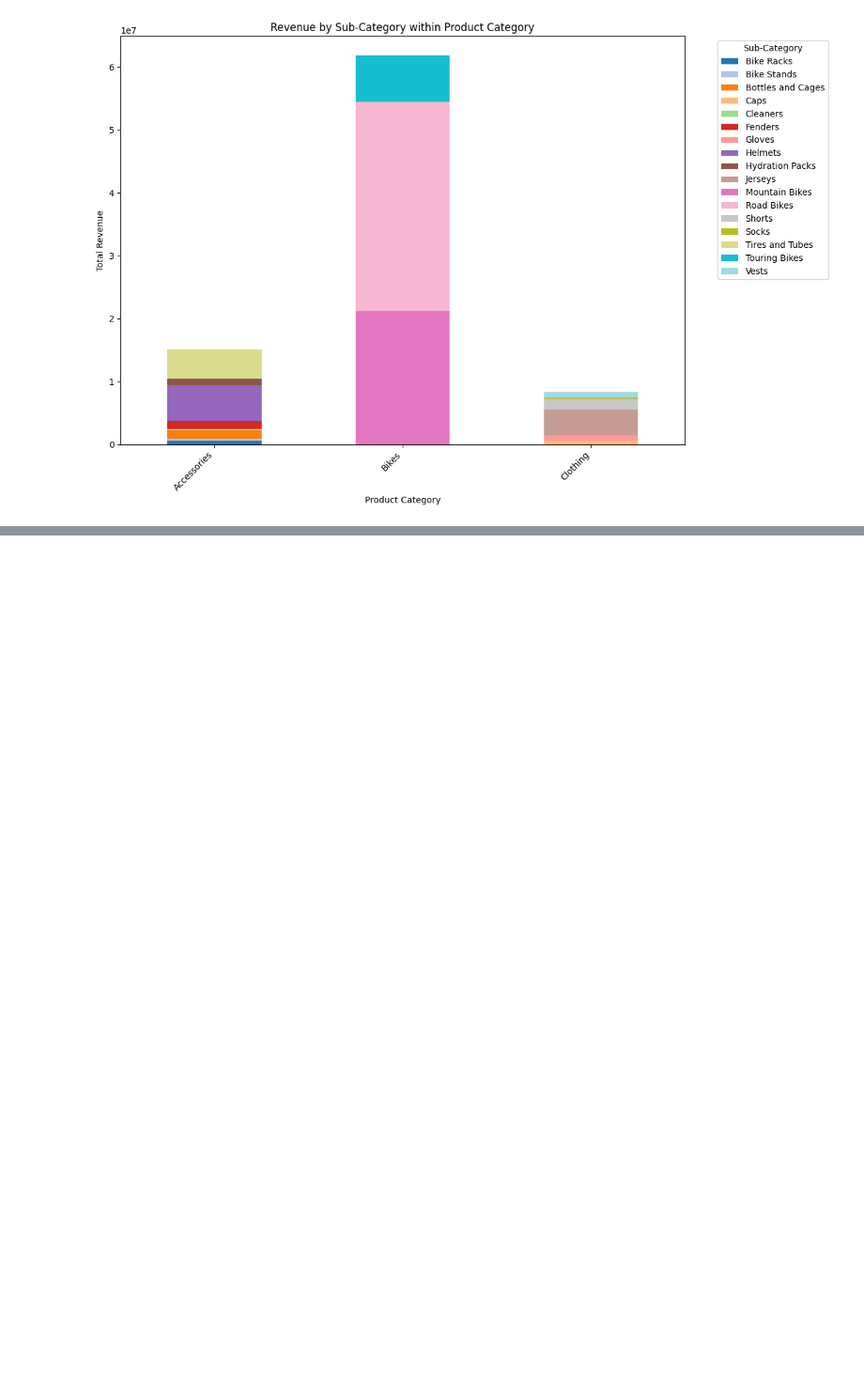
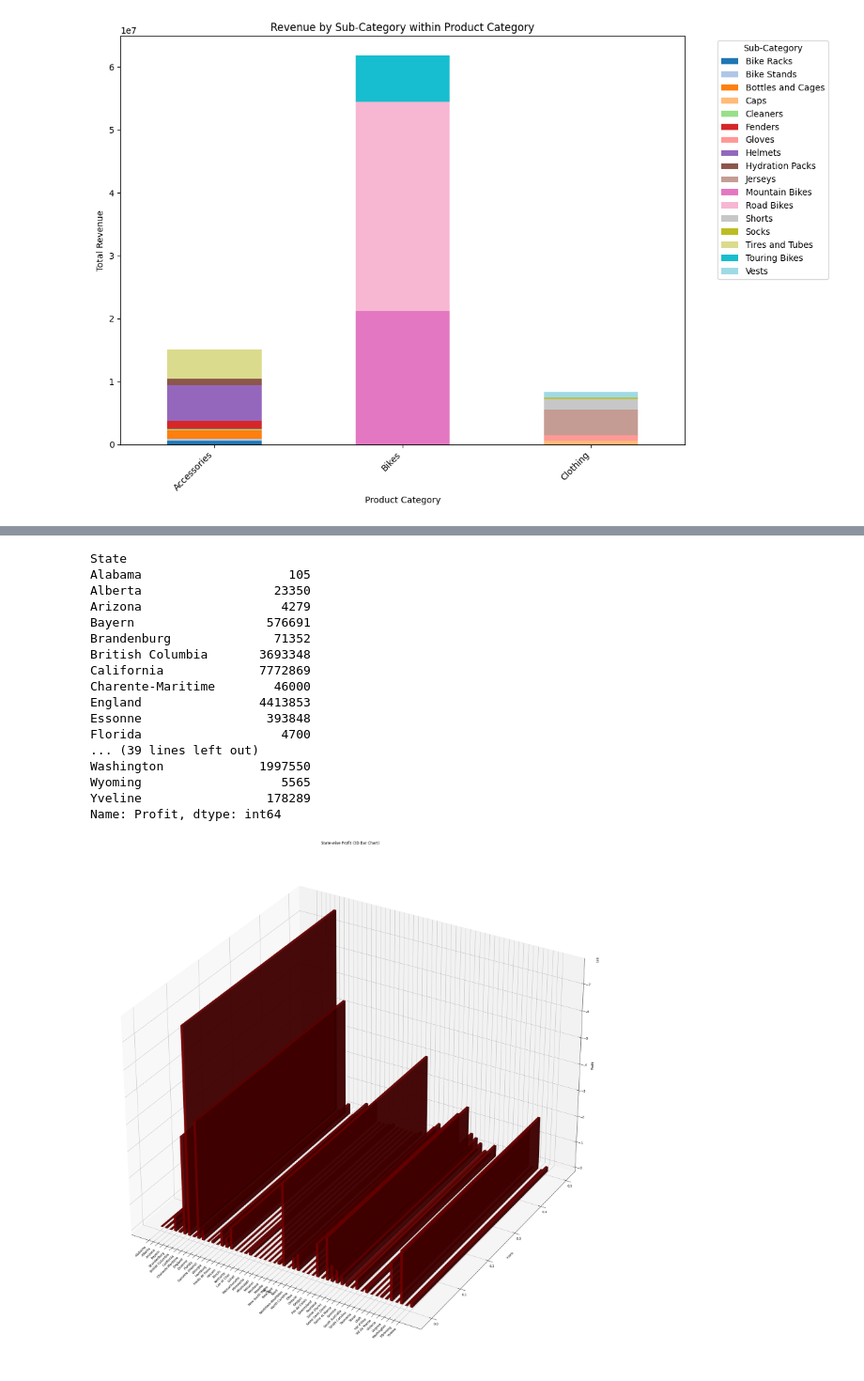
Before and after one commit to Ananthkrishnandayanithi/Entrans_task, a Jupyter notebook: AItask.ipynb, the cells around one changed output, grey strips where cells are left out. Shown at 94% size. Drawn from its saved outputs; the diff is of its cells as text; code cells hidden in the pictures; blank space fills up the shorter version.

Commit message:
Created a 3D Bar plotting states vs their profit sum

```diff
--- a/AItask.ipynb
+++ b/AItask.ipynb
@@ -492,0 +432,48 @@ Passing `palette` without assigning `hue` is deprecated and will be removed in v
+# %%
+def state_high_profit():
+    state_profit = df.groupby('State')['Profit'].sum()
+    print(state_profit)
+
+    states = state_profit.index
+    profits = state_profit.values
+    xpos = range(len(states))
+    ypos = [0] * len(states)
+    zpos = [0] * len(states)
+    dx = dy = 0.5
+    dz = profits
+
+    # Create 3D figure
+    fig = plt.figure(figsize=(30,30))
+    ax = fig.add_subplot(111, projection='3d')
+    ax.bar3d(xpos, ypos, zpos, dx, dy, dz, color='maroon', alpha=0.8)
+
+    # Customizing the chart
+    ax.set_xticks(xpos)
+    ax.set_xticklabels(states, rotation=45, ha='right')
+    ax.set_xlabel("States")
+    ax.set_ylabel("Y-axis")
+    ax.set_zlabel("Profit")
+    ax.set_title("State-wise Profit (3D Bar Chart)")
+
+    plt.show()
+
+state_high_profit()
+# %% [output]
+State
+Alabama                    105
+Alberta                  23350
+Arizona                   4279
+Bayern                  576691
+Brandenburg              71352
+British Columbia       3693348
+California             7772869
+Charente-Maritime        46000
+England                4413853
+Essonne                 393848
+Florida                   4700
+... (39 lines left out)
+Washington             1997550
+Wyoming                   5565
+Yveline                 178289
+Name: Profit, dtype: int64
+[figure, added]
```
Also changed, not shown: parts of 1 cell of this notebook.
